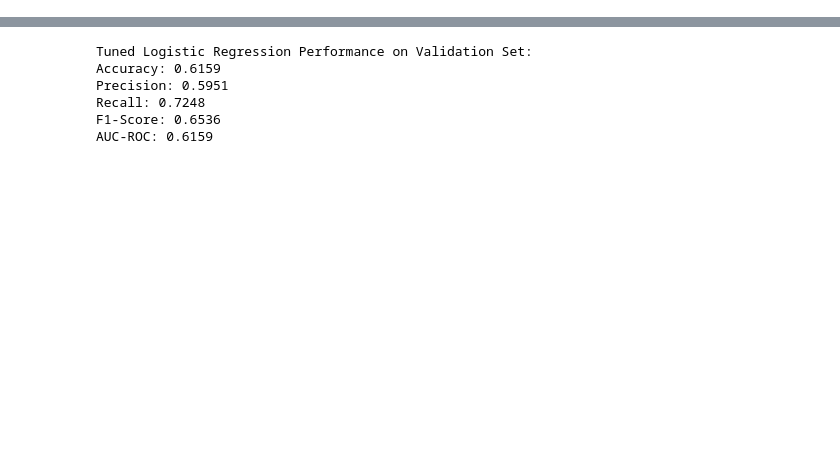
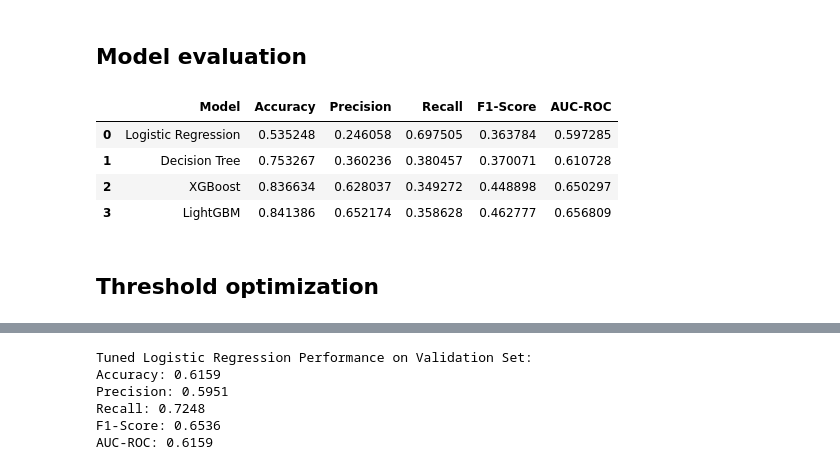
Before and after one commit to 20-uday-06/Credit-Card-Default-Prediction, a Jupyter notebook: credit_card_default.ipynb, the cells around one changed output, grey strips where cells are left out. Cells and saved outputs as stored; diff of their text form; code cells hidden in the pictures; blank space fills up the shorter version.

```diff
--- a/credit_card_default.ipynb
+++ b/credit_card_default.ipynb
@@ -1098,0 +370,18 @@ No questions to answer.
+# %%
+from collections import Counter
+
+# Impute missing values in training features
+imputer = SimpleImputer(strategy='mean')
+X_train_imputed = imputer.fit_transform(X_train)
+X_val_imputed = imputer.transform(X_val)  # Apply same transformation to validation set
+
+# Apply SMOTE only on the training data
+smote = SMOTE(random_state=42)
+X_train, y_train = smote.fit_resample(X_train_imputed, y_train)  # Overwrite X_train, y_train
+
+# Convert back to DataFrame to preserve column names (optional but recommended)
+X_train = pd.DataFrame(X_train, columns=X.columns)  # Use original feature names
+X_val = pd.DataFrame(X_val_imputed, columns=X.columns)
+
+# Check new class distribution after SMOTE
+print("✅ After SMOTE, training target distribution:\n", Counter(y_train))
@@ -1098,0 +506,44 @@ No questions to answer.
+# %% [markdown]
+## Model evaluation
+# %%
+
+
+# Predict using the best models
+# y_pred_logreg = best_logreg_model.predict(X_val)
+# y_pred_dt = best_dt_model.predict(X_val)
+# y_pred_xgb = best_xgb_model.predict(X_val)
+# y_pred_lgbm = best_lgbm_model.predict(X_val)
+
+#predict using models before hyperparameter tuning
+y_pred_logreg = logreg_model.predict(X_val)
+y_pred_dt = decision_tree_model.predict(X_val)
+y_pred_xgb = xgboost_model.predict(X_val)
+y_pred_lgbm = lightgbm_model.predict(X_val)
+
+# Evaluate performance
+def evaluate_model(y_true, y_pred, model_name):
+    accuracy = accuracy_score(y_true, y_pred)
+    precision = precision_score(y_true, y_pred)
+    recall = recall_score(y_true, y_pred)
+    f1 = f1_score(y_true, y_pred)
+    roc_auc = roc_auc_score(y_true, y_pred)
+    return [model_name, accuracy, precision, recall, f1, roc_auc]
+
+results = []
+results.append(evaluate_model(y_val, y_pred_logreg, "Logistic Regression"))
+results.append(evaluate_model(y_val, y_pred_dt, "Decision Tree"))
+results.append(evaluate_model(y_val, y_pred_xgb, "XGBoost"))
+results.append(evaluate_model(y_val, y_pred_lgbm, "LightGBM"))
+
+
+# Create a summary table
+results_df = pd.DataFrame(results, columns=["Model", "Accuracy", "Precision", "Recall", "F1-Score", "AUC-ROC"])
+display(results_df)
+# %% [output]
+|  | Model | Accuracy | Precision | Recall | F1-Score | AUC-ROC |
+| 0 | Logistic Regression | 0.535248 | 0.246058 | 0.697505 | 0.363784 | 0.597285 |
+| 1 | Decision Tree | 0.753267 | 0.360236 | 0.380457 | 0.370071 | 0.610728 |
+| 2 | XGBoost | 0.836634 | 0.628037 | 0.349272 | 0.448898 | 0.650297 |
+| 3 | LightGBM | 0.841386 | 0.652174 | 0.358628 | 0.462777 | 0.656809 |
+# %% [markdown]
+## Threshold optimization
```
Also changed, not shown: parts of 85 cells of this notebook, 21 other files.
